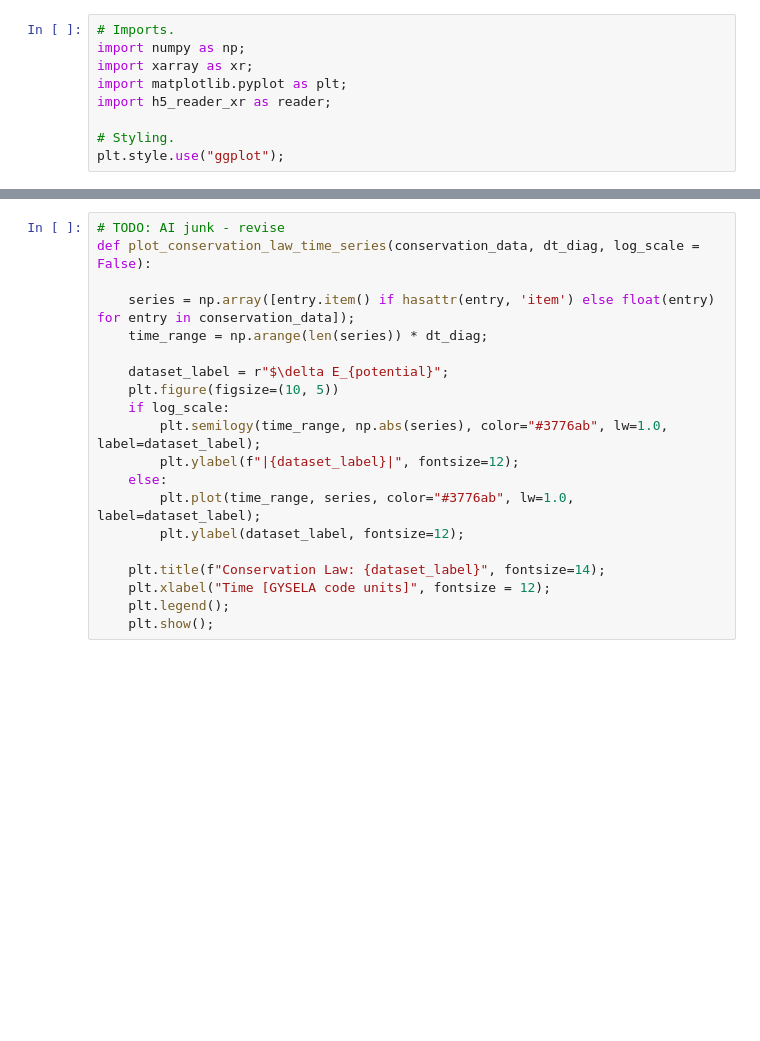
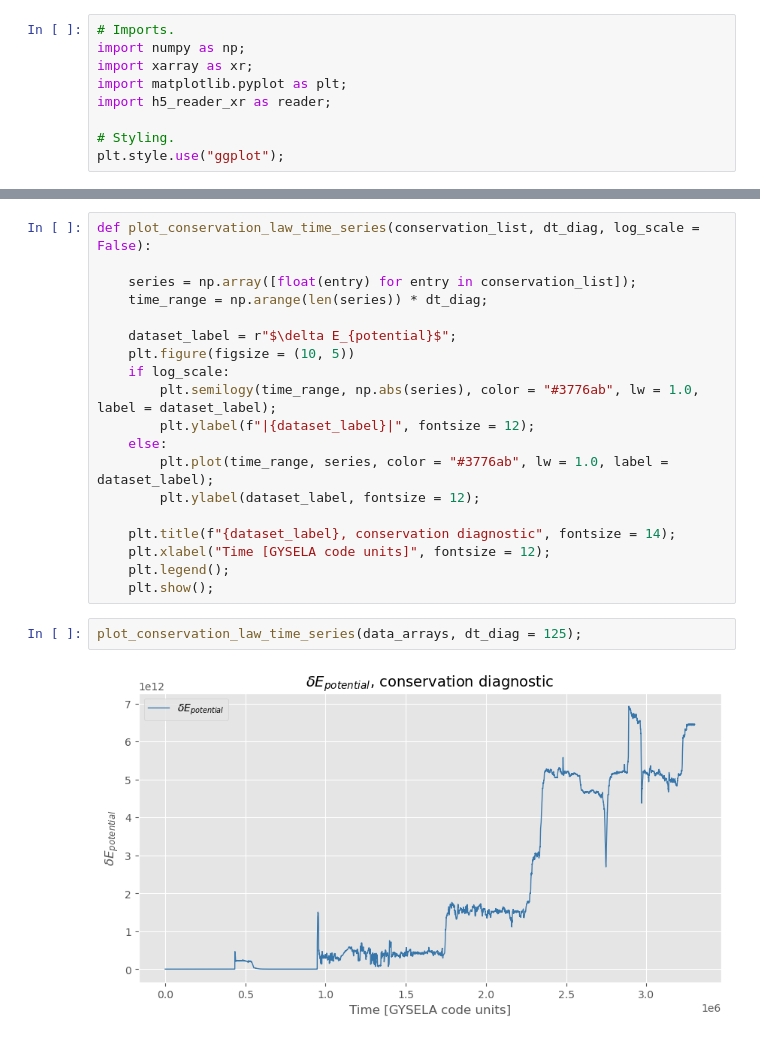
Before and after one commit to seferoni/GYSELA_utils, a Jupyter notebook: post-processing/scripts/exploratory_notebooks/potential_energy_conservation.ipynb, the cells around one changed output, grey strips where cells are left out. Cells and saved outputs as stored; diff of their text form; blank space fills up the shorter version.

```diff
--- a/post-processing/scripts/exploratory_notebooks/potential_energy_conservation.ipynb
+++ b/post-processing/scripts/exploratory_notebooks/potential_energy_conservation.ipynb
@@ -14,20 +32,23 @@ data_arrays = reader.fetch_conservation_laws_data(directory_path, dataset = "del
 # %%
-# TODO: AI junk - revise
-def plot_conservation_law_time_series(conservation_data, dt_diag, log_scale = False):
+def plot_conservation_law_time_series(conservation_list, dt_diag, log_scale = False):
 
-	series = np.array([entry.item() if hasattr(entry, 'item') else float(entry) for entry in conservation_data]);
+	series = np.array([float(entry) for entry in conservation_list]);
 	time_range = np.arange(len(series)) * dt_diag;
 
-	dataset_label = r"$\delta E_{potential}";
-	plt.figure(figsize=(10, 5))
+	dataset_label = r"$\delta E_{potential}$";
+	plt.figure(figsize = (10, 5))
 	if log_scale:
-		plt.semilogy(time_range, np.abs(series), color="#3776ab", lw=1.0, label=dataset_label);
-		plt.ylabel(f"|{dataset_label}|", fontsize=12);
+		plt.semilogy(time_range, np.abs(series), color = "#3776ab", lw = 1.0, label = dataset_label);
+		plt.ylabel(f"|{dataset_label}|", fontsize = 12);
 	else:
-		plt.plot(time_range, series, color="#3776ab", lw=1.0, label=dataset_label);
-		plt.ylabel(dataset_label, fontsize=12);
+		plt.plot(time_range, series, color = "#3776ab", lw = 1.0, label = dataset_label);
+		plt.ylabel(dataset_label, fontsize = 12);
 
-	plt.title(f"Conservation Law: {dataset_label}", fontsize=14);
+	plt.title(f"{dataset_label}, conservation diagnostic", fontsize = 14);
 	plt.xlabel("Time [GYSELA code units]", fontsize = 12);
 	plt.legend();
 	plt.show();
+# %%
+plot_conservation_law_time_series(data_arrays, dt_diag = 125);
+# %% [output]
+[figure, added]
```
Also changed, not shown: parts of 1 cell of this notebook, 13 other files.
